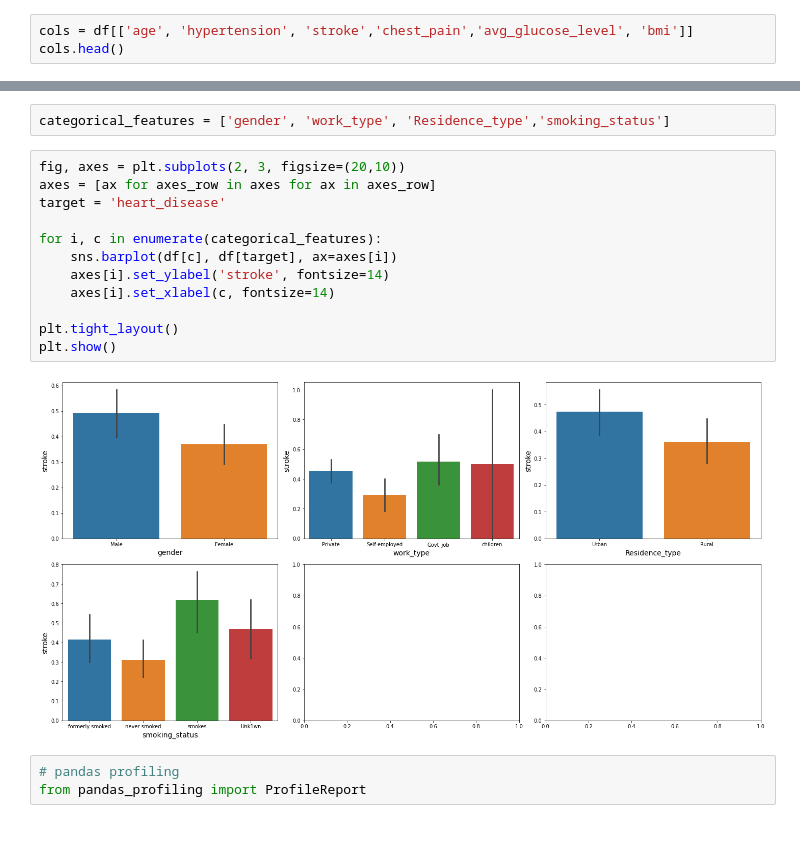
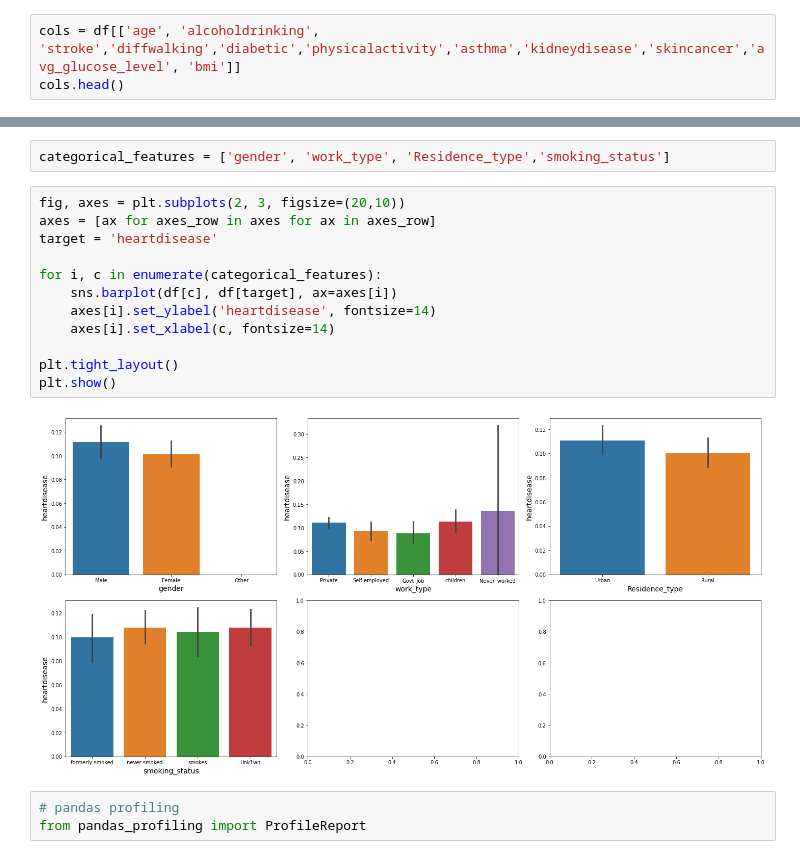
Before and after one commit to zisx96/heart-disease-P, a Jupyter notebook: heartprediction.ipynb, the cells around one changed output, grey strips where cells are left out. Saved outputs shown, nothing was run; the diff lists cells and outputs as text.

```diff
--- a/heartprediction.ipynb
+++ b/heartprediction.ipynb
@@ -179,4 +186,4 @@ memory usage: 23.5+ KB
 # %%
-cols = df[['age', 'hypertension', 'stroke','chest_pain','avg_glucose_level', 'bmi']]
+cols = df[['age', 'alcoholdrinking', 'stroke','diffwalking','diabetic','physicalactivity','asthma','kidneydisease','skincancer','avg_glucose_level', 'bmi']]
 cols.head()
 # %% [output]
@@ -276,17 +285,17 @@ categorical_features = ['gender', 'work_type', 'Residence_type','smoking_status'
 # %%
 fig, axes = plt.subplots(2, 3, figsize=(20,10))
 axes = [ax for axes_row in axes for ax in axes_row]
-target = 'heart_disease'
+target = 'heartdisease'
 
 for i, c in enumerate(categorical_features):
     sns.barplot(df[c], df[target], ax=axes[i])
-    axes[i].set_ylabel('stroke', fontsize=14)
+    axes[i].set_ylabel('heartdisease', fontsize=14)
     axes[i].set_xlabel(c, fontsize=14)
 
 plt.tight_layout()
 plt.show()
 # %% [output]
-[figure, old version]
+[figure, new version]
 # %%
 # pandas profiling
 from pandas_profiling import ProfileReport
```
Also changed, not shown: parts of 49 cells of this notebook.
